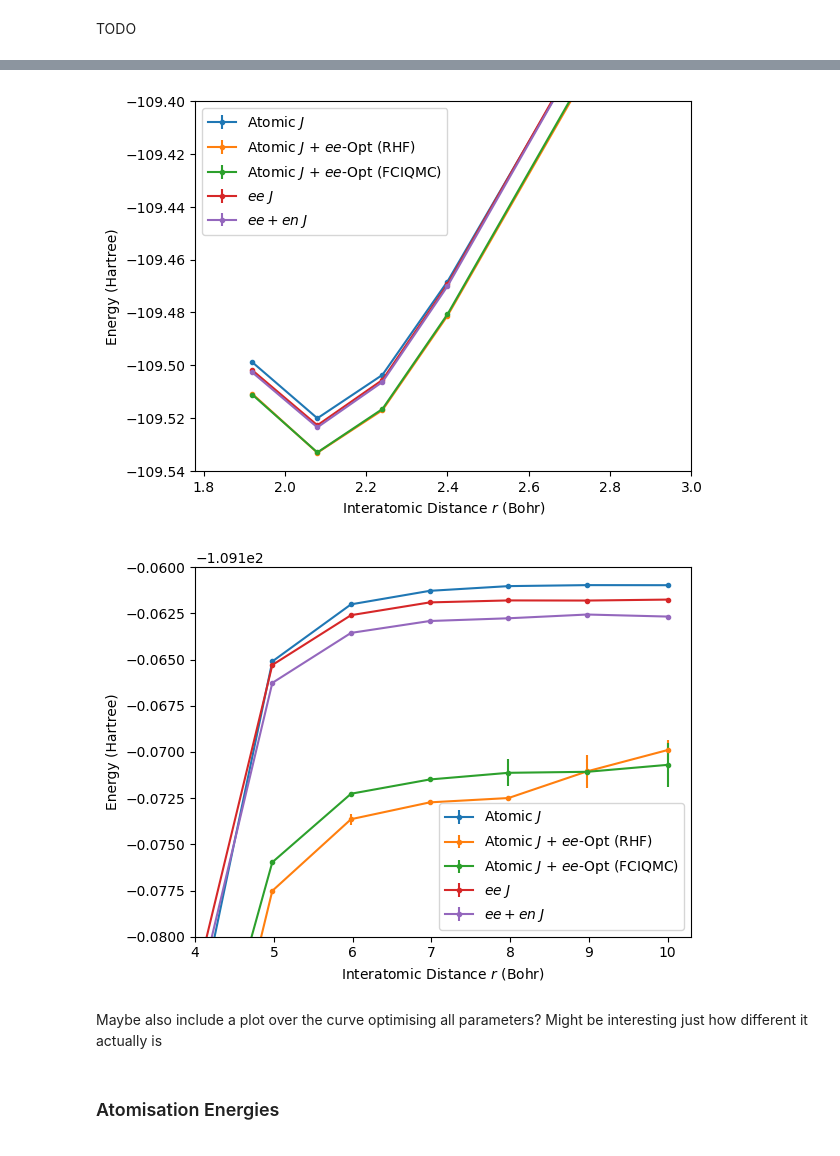
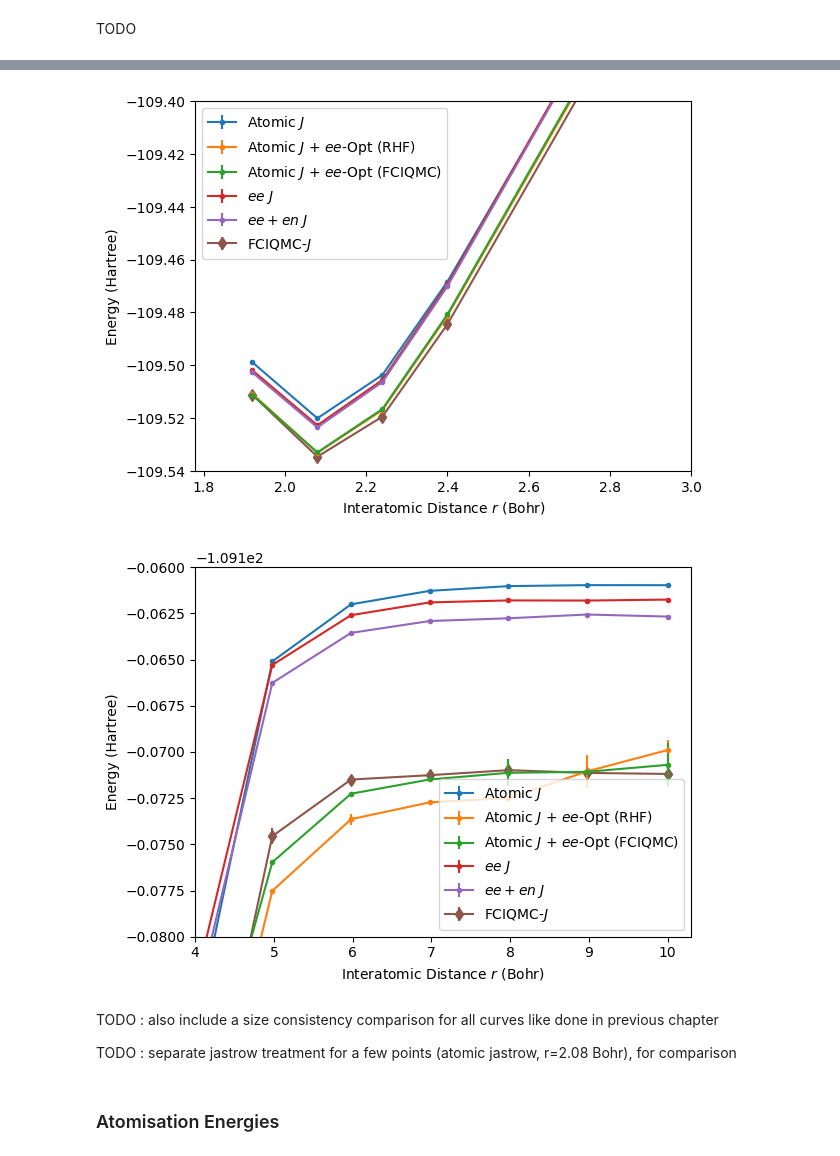
Before and after one commit to jphaupt/phdthesis_haupt, a Jupyter notebook: figures/universal/notes.ipynb, the cells around one changed output, grey strips where cells are left out. Saved outputs shown, nothing was run; the diff lists cells and outputs as text; code cells hidden in the pictures.

```diff
--- a/figures/universal/notes.ipynb
+++ b/figures/universal/notes.ipynb
@@ -270,6 +280,7 @@ plt.errorbar(atomicEeJmol[:,0], [x.n for x in atomicEeJmol[:,1]], yerr=[x.s for
 plt.errorbar(atomicEeMdJmol[:,0], [x.n for x in atomicEeMdJmol[:,1]], yerr=[x.s for x in atomicEeMdJmol[:,1]], fmt='.-', label="Atomic $J$ + $ee$-Opt (FCIQMC)")
 plt.errorbar(eeJmol[:,0], [x.n for x in eeJmol[:,1]], yerr=[x.s for x in eeJmol[:,1]], fmt='.-', label="$ee$ $J$")
 plt.errorbar(eeEnJmol[:,0], [x.n for x in eeEnJmol[:,1]], yerr=[x.s for x in eeEnJmol[:,1]], fmt='.-', label="$ee+en$ $J$")
+plt.errorbar(fciqmcJmol[:,0], [x.n for x in fciqmcJmol[:,1]], yerr=[x.s for x in fciqmcJmol[:,1]], fmt='d-', label="FCIQMC-$J$", zorder=1)
 plt.legend()
 
 xi, xf = 1.78, 3
@@ -278,39 +289,42 @@ yi, yf = -109.54, -109.4
 # xi, xf = 4, 10.3
 # yi, yf = -109.186, -109.165
 plt.xlim(xi, xf)
 plt.ylim(yi, yf)
 
 plt.xlabel(r"Interatomic Distance $r$ (Bohr)")
 plt.ylabel(r"Energy (Hartree)")
-plt.savefig("n2_avtz_min.pdf")
+plt.savefig("n2_avtz_min.pdf", bbox_inches='tight')
 
 plt.show()
 
 plt.errorbar(atomicJmol[:,0], [x.n for x in atomicJmol[:,1]], yerr=[x.s for x in atomicJmol[:,1]], fmt='.-', label="Atomic $J$")
 plt.errorbar(atomicEeJmol[:,0], [x.n for x in atomicEeJmol[:,1]], yerr=[x.s for x in atomicEeJmol[:,1]], fmt='.-', label="Atomic $J$ + $ee$-Opt (RHF)")
 plt.errorbar(atomicEeMdJmol[:,0], [x.n for x in atomicEeMdJmol[:,1]], yerr=[x.s for x in atomicEeMdJmol[:,1]], fmt='.-', label="Atomic $J$ + $ee$-Opt (FCIQMC)")
 plt.errorbar(eeJmol[:,0], [x.n for x in eeJmol[:,1]], yerr=[x.s for x in eeJmol[:,1]], fmt='.-', label="$ee$ $J$")
 plt.errorbar(eeEnJmol[:,0], [x.n for x in eeEnJmol[:,1]], yerr=[x.s for x in eeEnJmol[:,1]], fmt='.-', label="$ee+en$ $J$")
+plt.errorbar(fciqmcJmol[:,0], [x.n for x in fciqmcJmol[:,1]], yerr=[x.s for x in fciqmcJmol[:,1]], fmt='d-', label="FCIQMC-$J$", zorder=1)
 plt.legend()
 
 # xi, xf = 1.78, 3
 # yi, yf = -109.54, -109.4
 
 xi, xf = 4, 10.3
 yi, yf = -109.18, -109.16
 plt.xlim(xi, xf)
 plt.ylim(yi, yf)
 
 plt.xlabel(r"Interatomic Distance $r$ (Bohr)")
 plt.ylabel(r"Energy (Hartree)")
-plt.savefig("n2_avtz_diss.pdf")
+plt.savefig("n2_avtz_diss.pdf", bbox_inches='tight')
 
 plt.show()
 # %% [output]
-[figure, old version]
+[figure, new version]
-[figure, old version]
+[figure, new version]
-# %% [markdown]
-Maybe also include a plot over the curve optimising all parameters? Might be interesting just how different it actually is
+# %% [markdown]
+TODO : also include a size consistency comparison for all curves like done in previous chapter
+
+TODO : separate jastrow treatment for a few points (atomic jastrow, r=2.08 Bohr), for comparison
 # %% [markdown]
 ### Atomisation Energies
 # %% [markdown]
```
Also changed, not shown: parts of 2 cells of this notebook, 17 other files.
